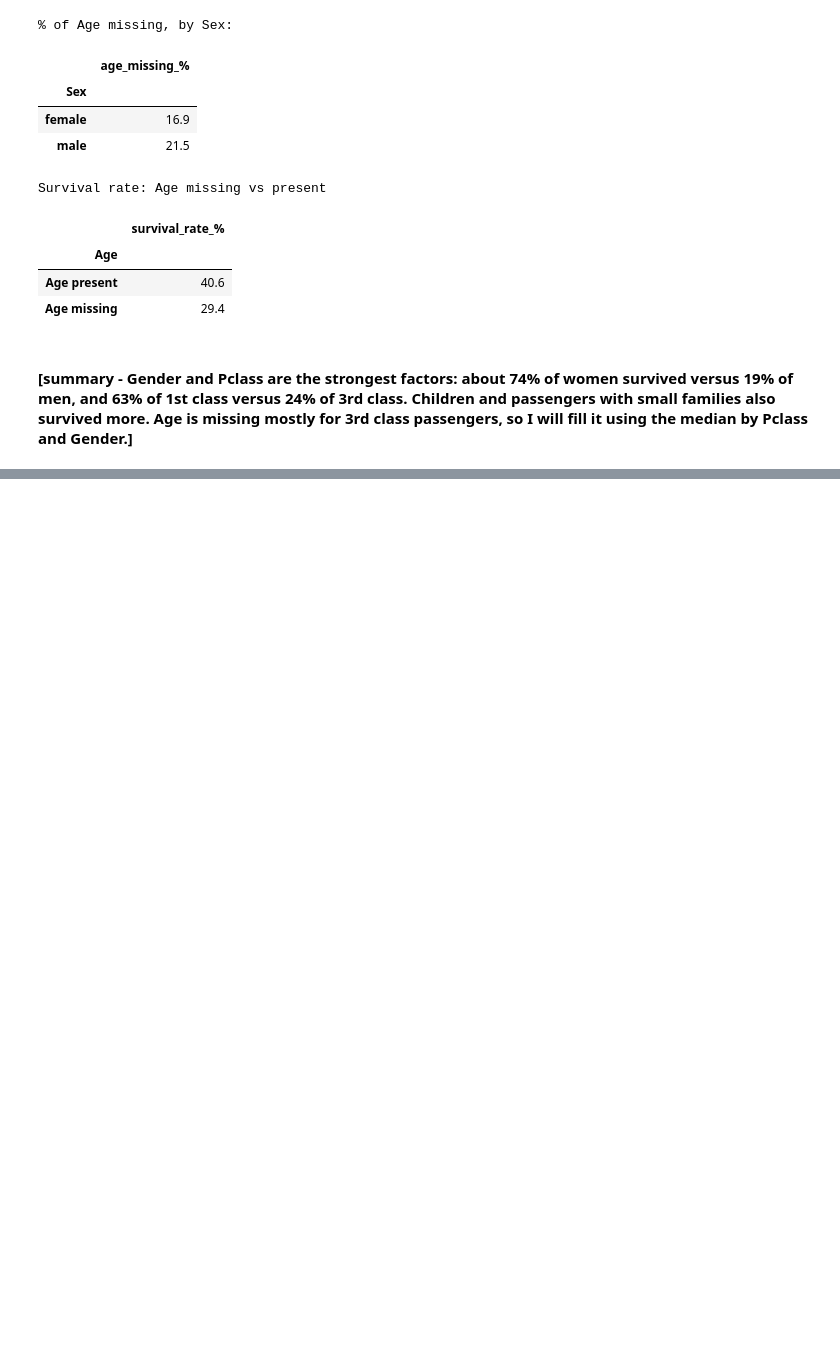
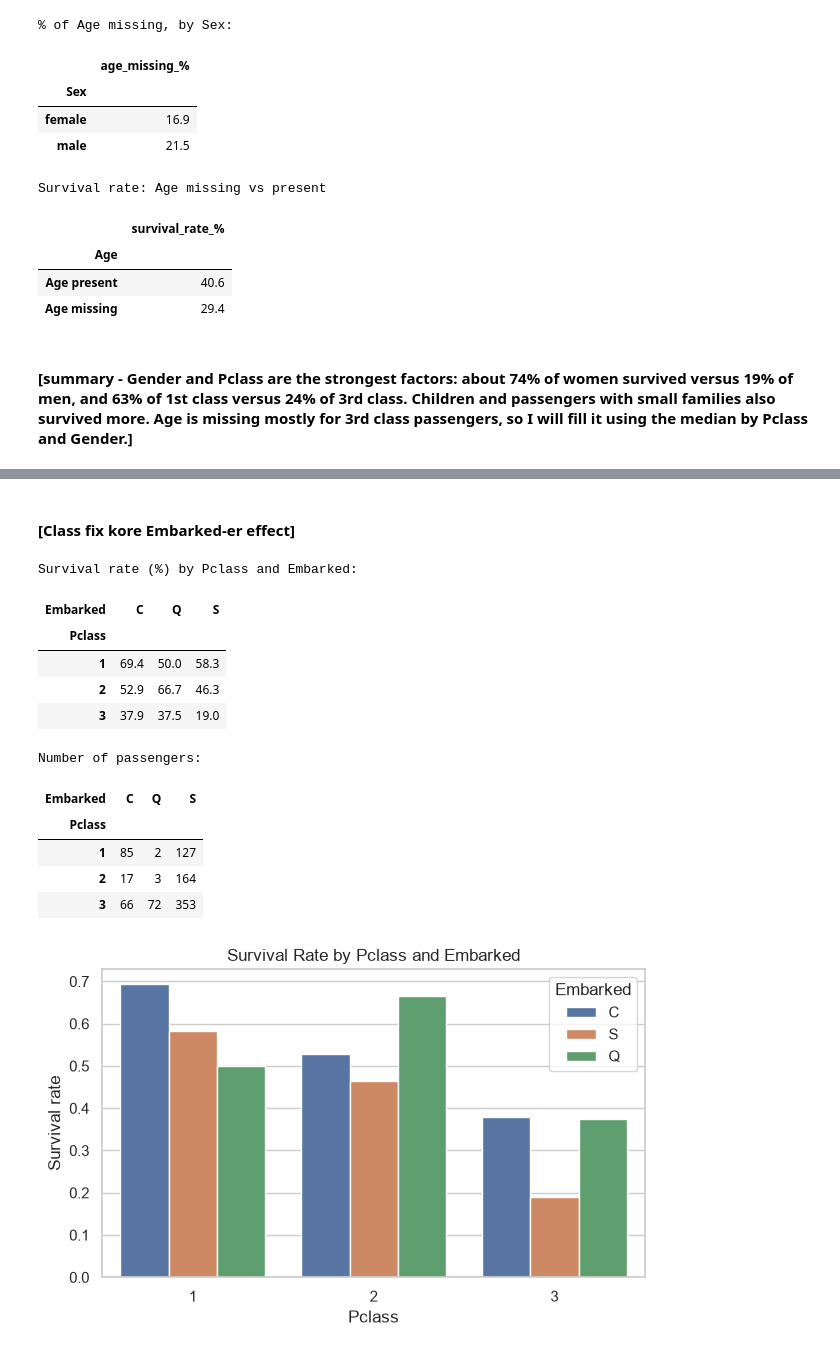
Before and after one commit to Tariqul-stack/titanic-survival-prediction, a Jupyter notebook: notebooks/01_eda.ipynb, the cells around one changed output, grey strips where cells are left out. Saved outputs shown, nothing was run; the diff lists cells and outputs as text; code cells hidden in the pictures; blank space fills up the shorter version.

```diff
--- a/notebooks/01_eda.ipynb
+++ b/notebooks/01_eda.ipynb
@@ -337,0 +392,32 @@ Survival rate: Age missing vs present
+# %% [markdown]
+#### [Class fix kore Embarked-er effect]
+# %%
+embark_class_rate = (df.pivot_table(values="Survived", index="Pclass",
+                                    columns="Embarked", aggfunc="mean") * 100).round(1)
+embark_class_count = df.pivot_table(values="Survived", index="Pclass",
+                                    columns="Embarked", aggfunc="count")
+
+print("Survival rate (%) by Pclass and Embarked:")
+display(embark_class_rate)
+print("Number of passengers:")
+display(embark_class_count)
+
+plt.figure(figsize=(7, 4))
+sns.barplot(data=df, x="Pclass", y="Survived", hue="Embarked", errorbar=None)
+plt.ylabel("Survival rate")
+plt.title("Survival Rate by Pclass and Embarked")
+plt.show()
+# %% [output]
+Survival rate (%) by Pclass and Embarked:
+| Embarked | C | Q | S |
+| Pclass |  |  |  |
+| 1 | 69.4 | 50.0 | 58.3 |
+| 2 | 52.9 | 66.7 | 46.3 |
+| 3 | 37.9 | 37.5 | 19.0 |
+Number of passengers:
+| Embarked | C | Q | S |
+| Pclass |  |  |  |
+| 1 | 85 | 2 | 127 |
+| 2 | 17 | 3 | 164 |
+| 3 | 66 | 72 | 353 |
+[figure, added]
```
Also changed, not shown: parts of 11 cells of this notebook, 1 other file.
